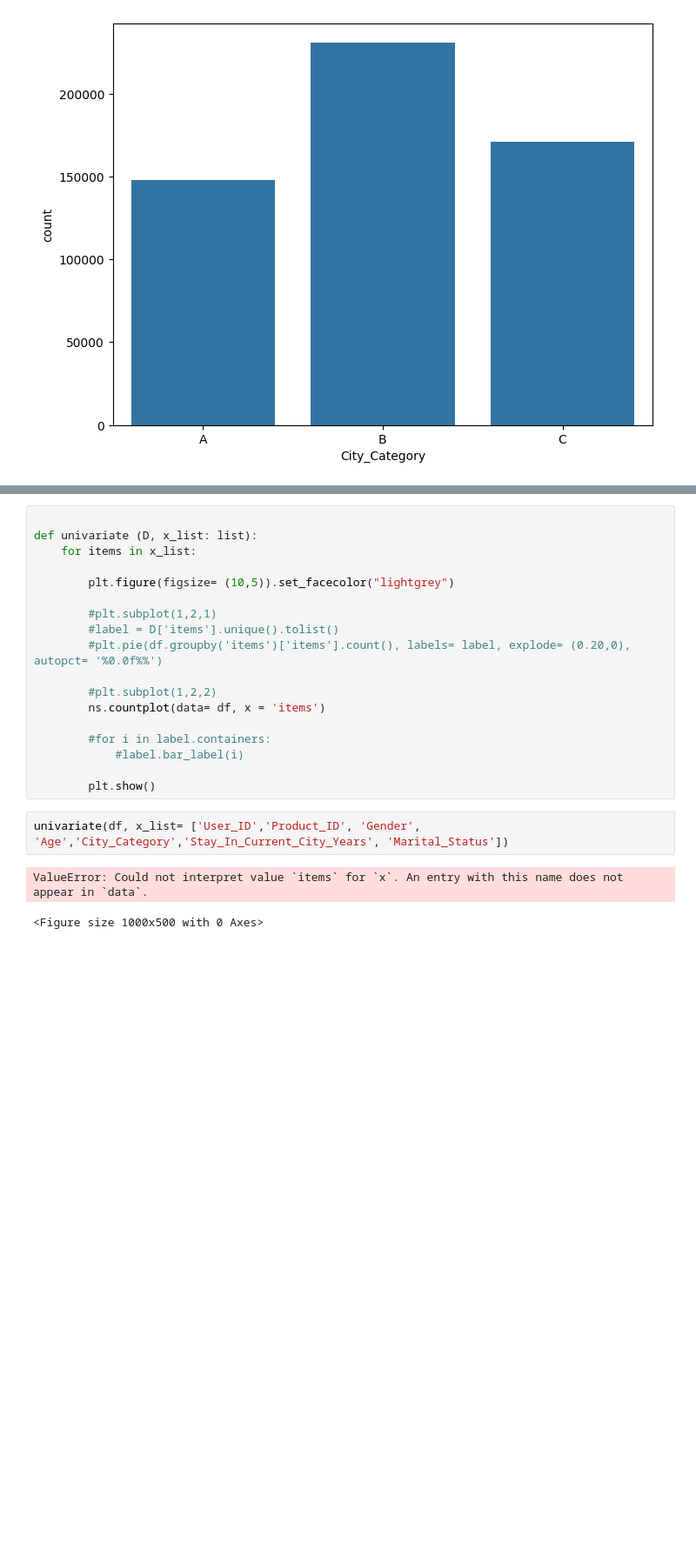
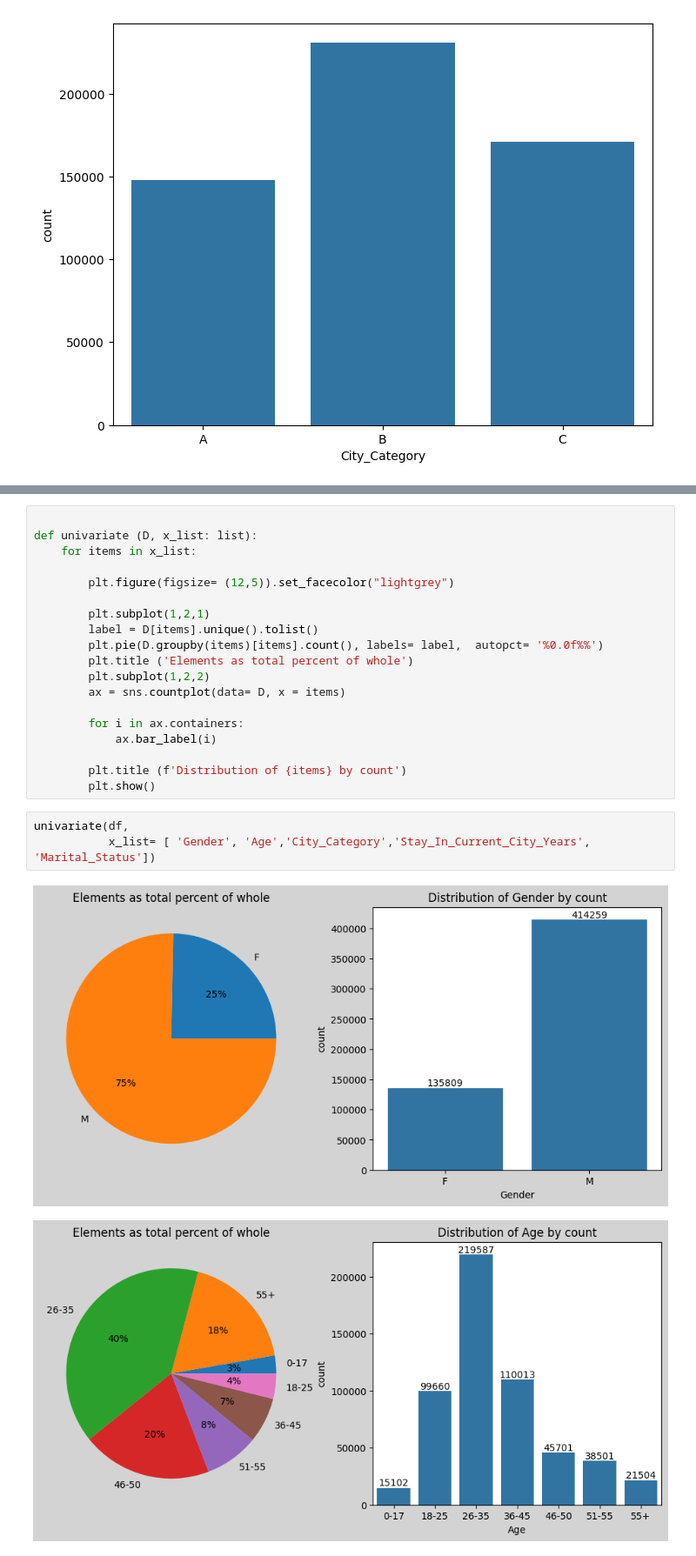
Before and after one commit to AntaraR12/Walmart_CLT, a Jupyter notebook: notebook.ipynb, the cells around one changed output, grey strips where cells are left out. Shown at 87% size. Drawn from its saved outputs; the diff is of its cells as text; blank space fills up the shorter version.

```diff
--- a/notebook.ipynb
+++ b/notebook.ipynb
@@ -194,21 +198,23 @@ plt.show()
 def univariate (D, x_list: list):
     for items in x_list:
 
-        plt.figure(figsize= (10,5)).set_facecolor("lightgrey")
+        plt.figure(figsize= (12,5)).set_facecolor("lightgrey")
 
-        #plt.subplot(1,2,1)
-        #label = D['items'].unique().tolist()
-        #plt.pie(df.groupby('items')['items'].count(), labels= label, explode= (0.20,0), autopct= '%0.0f%%')
+        plt.subplot(1,2,1)
+        label = D[items].unique().tolist()
+        plt.pie(D.groupby(items)[items].count(), labels= label,  autopct= '%0.0f%%')
+        plt.title ('Elements as total percent of whole')
+        plt.subplot(1,2,2)
+        ax = sns.countplot(data= D, x = items)
 
-        #plt.subplot(1,2,2)
-        ns.countplot(data= df, x = 'items')
+        for i in ax.containers:
+            ax.bar_label(i)
 
-        #for i in label.containers:
-            #label.bar_label(i)
-
+        plt.title (f'Distribution of {items} by count')
         plt.show()
 # %%
-univariate(df, x_list= ['User_ID','Product_ID', 'Gender', 'Age','City_Category','Stay_In_Current_City_Years', 'Marital_Status'])
+univariate(df,
+           x_list= [ 'Gender', 'Age','City_Category','Stay_In_Current_City_Years', 'Marital_Status'])
 # %% [output]
-ValueError: Could not interpret value `items` for `x`. An entry with this name does not appear in `data`.
-<Figure size 1000x500 with 0 Axes>
+[figure, added]
+[figure, added]
```
Also changed, not shown: parts of 12 cells of this notebook.
